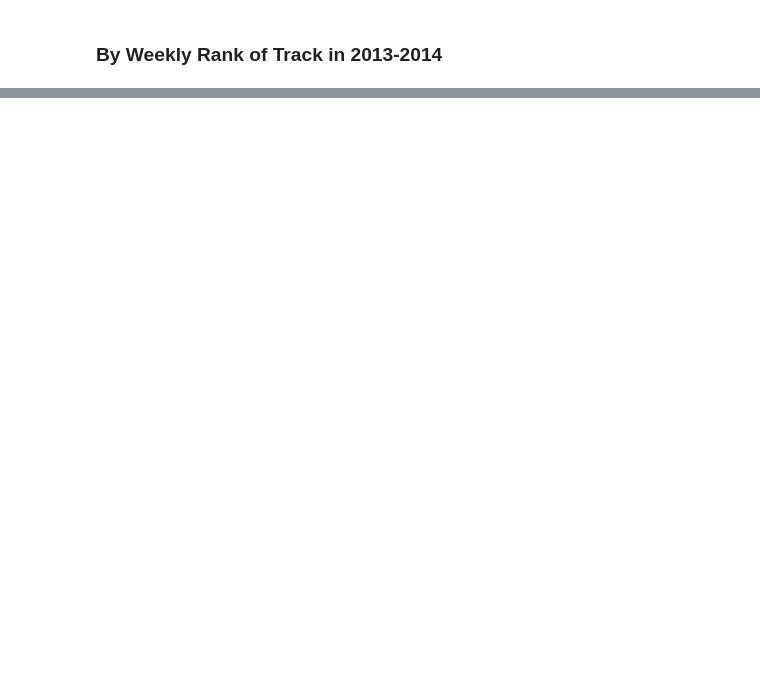
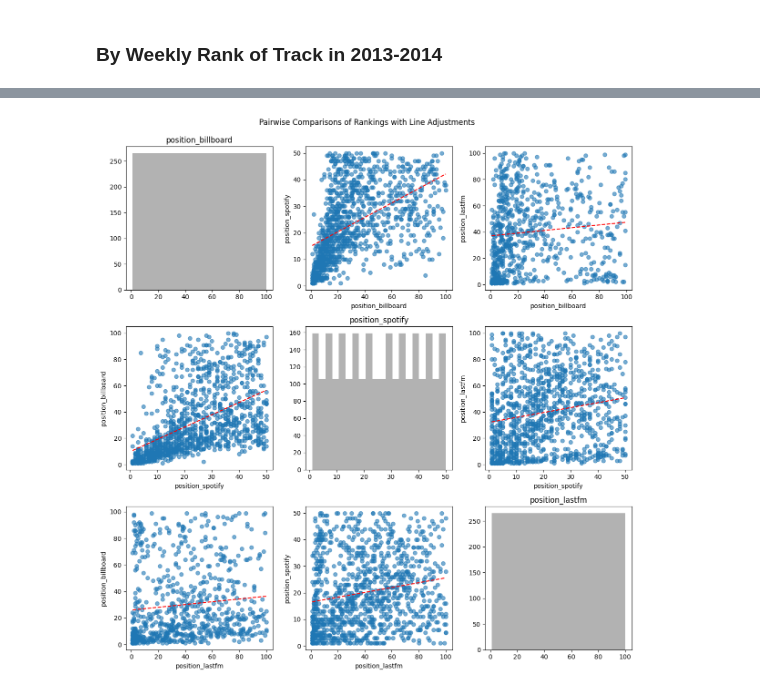
Before and after one commit to m21ark/s_music, a Jupyter notebook: tasks/task_1.ipynb, the cells around one changed output, grey strips where cells are left out. Saved outputs shown, nothing was run; the diff lists cells and outputs as text; code cells hidden in the pictures; blank space fills up the shorter version.

Commit message:
Added slope and correlation for the weekly approach of ranking comparison

```diff
--- a/tasks/task_1.ipynb
+++ b/tasks/task_1.ipynb
@@ -299,23 +379,38 @@ print(average_spotify_lastfm)
 # %%
 columns = ['position_billboard', 'position_spotify', 'position_lastfm']
+
 
 # Create a grid for scatter plots
 fig, axes = plt.subplots(len(columns), len(columns), figsize=(12, 12))
 
 for i, col1 in enumerate(columns):
     for j, col2 in enumerate(columns):
         if i == j:
             # Plot histogram on the diagonal
-            axes[i, j].hist(df_year[col1].dropna(), bins=20, alpha=0.7, color='gray')
+            axes[i, j].hist(df_year[col1].dropna(), bins=20, alpha=0.6, color='gray')
             axes[i, j].set_title(col1)
         else:
             # Scatter plot for non-NaN values for the specific pair of columns
             subset = df_year.dropna(subset=[col1, col2])
-            print(subset)
-            axes[i, j].scatter(subset[col1], subset[col2], alpha=0.6)
+            x = subset[col1]
+            y = subset[col2]
+
+            # Scatter plot
+            axes[i, j].scatter(x, y, alpha=0.6)
+
+            # Calculate the line of best fit
+            slope, intercept = np.polyfit(x, y, 2)
+            line_x = np.linspace(x.min(), x.max(), 100)
+            line_y = slope * line_x + intercept
+
+            # Plot the line of best fit
+            axes[i, j].plot(line_x, line_y, color='red', linestyle='--')
+
             axes[i, j].set_xlabel(col1)
             axes[i, j].set_ylabel(col2)
 
 plt.tight_layout()
-plt.suptitle("Pairwise Comparisons of Rankings (Handling NaN Dynamically)", y=1.02)
+plt.suptitle("Pairwise Comparisons of Rankings with Line Adjustments", y=1.02)
 plt.show()
+# %% [output]
+[figure, added]
```
Also changed, not shown: parts of 12 cells of this notebook.
